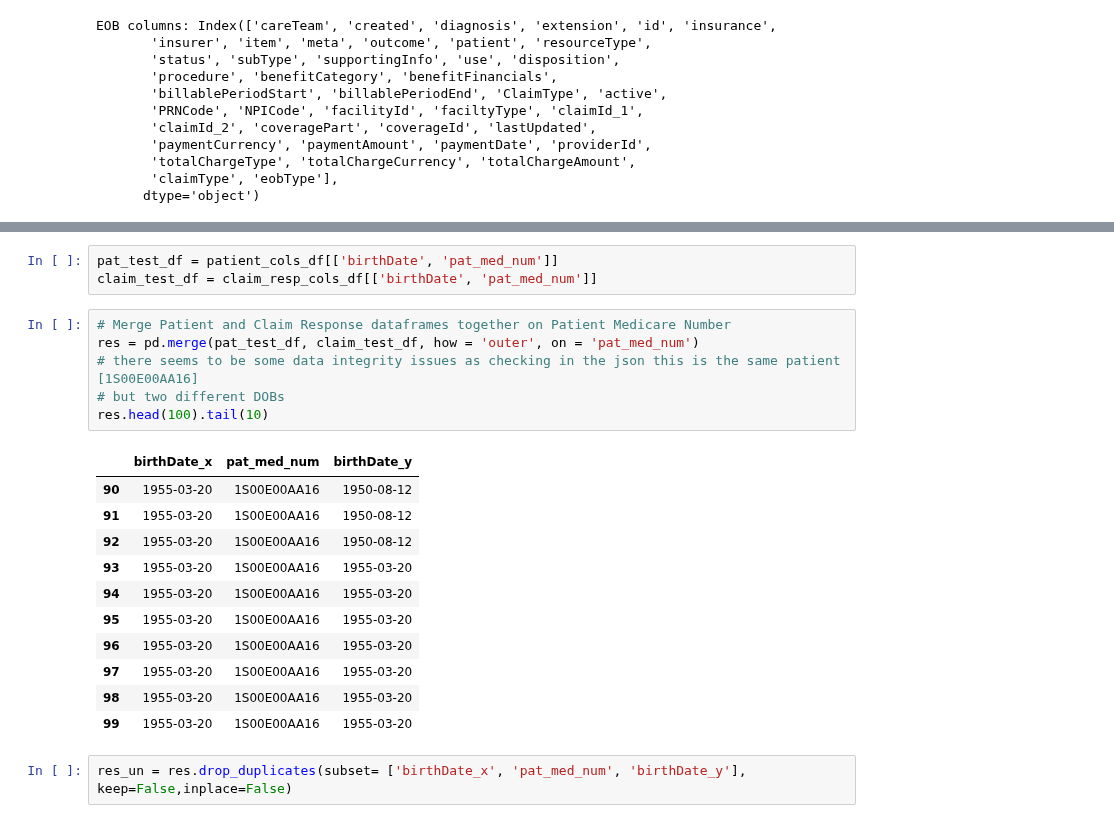
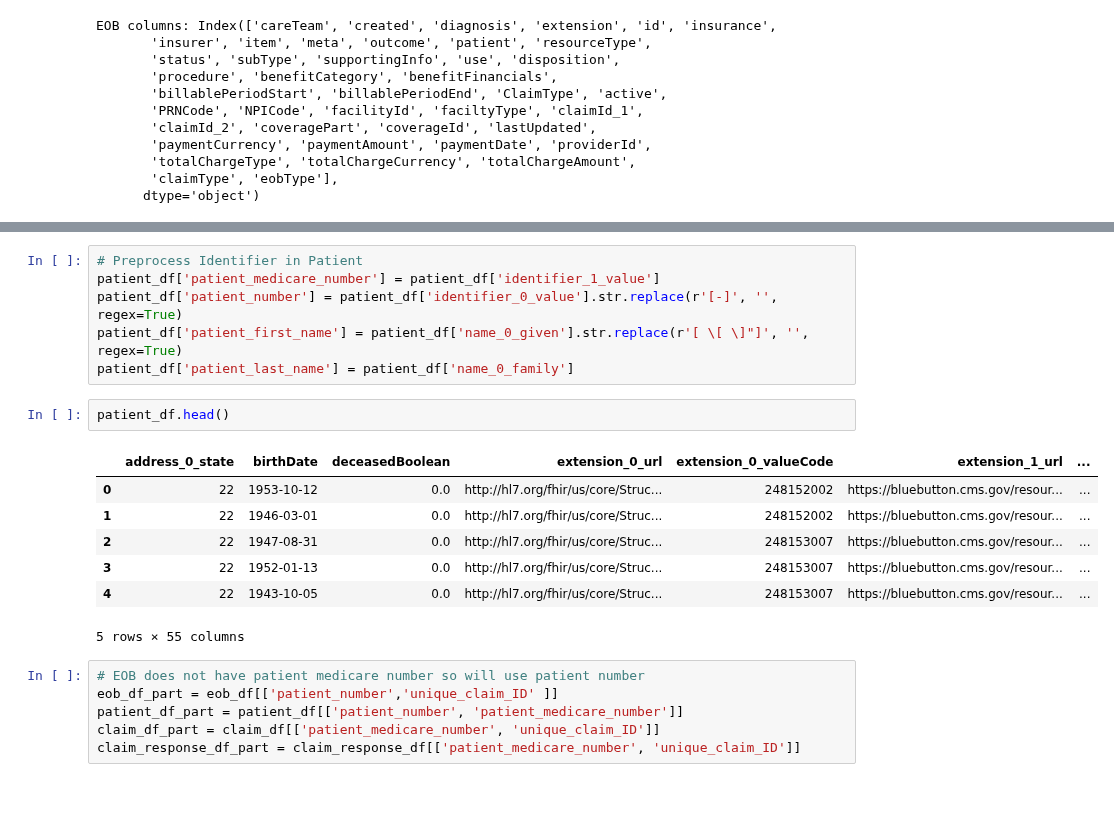
Before and after one commit to martza87/siads_696_mII, a Jupyter notebook: src/02_EDA_merging_files.ipynb, the cells around one changed output, grey strips where cells are left out. Drawn from its saved outputs; the diff is of its cells as text; blank space fills up the shorter version.

Commit message:
[Update] commiting last edits

```diff
--- a/src/02_EDA_merging_files.ipynb
+++ b/src/02_EDA_merging_files.ipynb
@@ -95,23 +63,22 @@ res.head(100).tail(10)
-# %%
-pat_test_df = patient_cols_df[['birthDate', 'pat_med_num']]
-claim_test_df = claim_resp_cols_df[['birthDate', 'pat_med_num']]
-# %%
-# Merge Patient and Claim Response dataframes together on Patient Medicare Number
-res = pd.merge(pat_test_df, claim_test_df, how = 'outer', on = 'pat_med_num')
-# there seems to be some data integrity issues as checking in the json this is the same patient [1S00E00AA16]
-# but two different DOBs
-res.head(100).tail(10)
-# %% [output]
-|  | birthDate_x | pat_med_num | birthDate_y |
-| 90 | 1955-03-20 | 1S00E00AA16 | 1950-08-12 |
-| 91 | 1955-03-20 | 1S00E00AA16 | 1950-08-12 |
-| 92 | 1955-03-20 | 1S00E00AA16 | 1950-08-12 |
-| 93 | 1955-03-20 | 1S00E00AA16 | 1955-03-20 |
-| 94 | 1955-03-20 | 1S00E00AA16 | 1955-03-20 |
-| 95 | 1955-03-20 | 1S00E00AA16 | 1955-03-20 |
-| 96 | 1955-03-20 | 1S00E00AA16 | 1955-03-20 |
-| 97 | 1955-03-20 | 1S00E00AA16 | 1955-03-20 |
-| 98 | 1955-03-20 | 1S00E00AA16 | 1955-03-20 |
-| 99 | 1955-03-20 | 1S00E00AA16 | 1955-03-20 |
-# %%
-res_un = res.drop_duplicates(subset= ['birthDate_x', 'pat_med_num', 'birthDate_y'], keep=False,inplace=False)
+# %%
+# Preprocess Identifier in Patient
+patient_df['patient_medicare_number'] = patient_df['identifier_1_value']
+patient_df['patient_number'] = patient_df['identifier_0_value'].str.replace(r'[-]', '', regex=True)
+patient_df['patient_first_name'] = patient_df['name_0_given'].str.replace(r'[ \[ \]"]', '', regex=True)
+patient_df['patient_last_name'] = patient_df['name_0_family']
+# %%
+patient_df.head()
+# %% [output]
+|  | address_0_state | birthDate | deceasedBoolean | extension_0_url | extension_0_valueCode | extension_1_url | ... |
+| 0 | 22 | 1953-10-12 | 0.0 | http://hl7.org/fhir/us/core/Struc... | 248152002 | https://bluebutton.cms.gov/resour... | ... |
+| 1 | 22 | 1946-03-01 | 0.0 | http://hl7.org/fhir/us/core/Struc... | 248152002 | https://bluebutton.cms.gov/resour... | ... |
+| 2 | 22 | 1947-08-31 | 0.0 | http://hl7.org/fhir/us/core/Struc... | 248153007 | https://bluebutton.cms.gov/resour... | ... |
+| 3 | 22 | 1952-01-13 | 0.0 | http://hl7.org/fhir/us/core/Struc... | 248153007 | https://bluebutton.cms.gov/resour... | ... |
+| 4 | 22 | 1943-10-05 | 0.0 | http://hl7.org/fhir/us/core/Struc... | 248153007 | https://bluebutton.cms.gov/resour... | ... |
+5 rows × 55 columns
+# %%
+# EOB does not have patient medicare number so will use patient number
+eob_df_part = eob_df[['patient_number','unique_claim_ID' ]]
+patient_df_part = patient_df[['patient_number', 'patient_medicare_number']]
+claim_df_part = claim_df[['patient_medicare_number', 'unique_claim_ID']]
+claim_response_df_part = claim_response_df[['patient_medicare_number', 'unique_claim_ID']]
```
Also changed, not shown: parts of 22 cells of this notebook, 4 other files.
